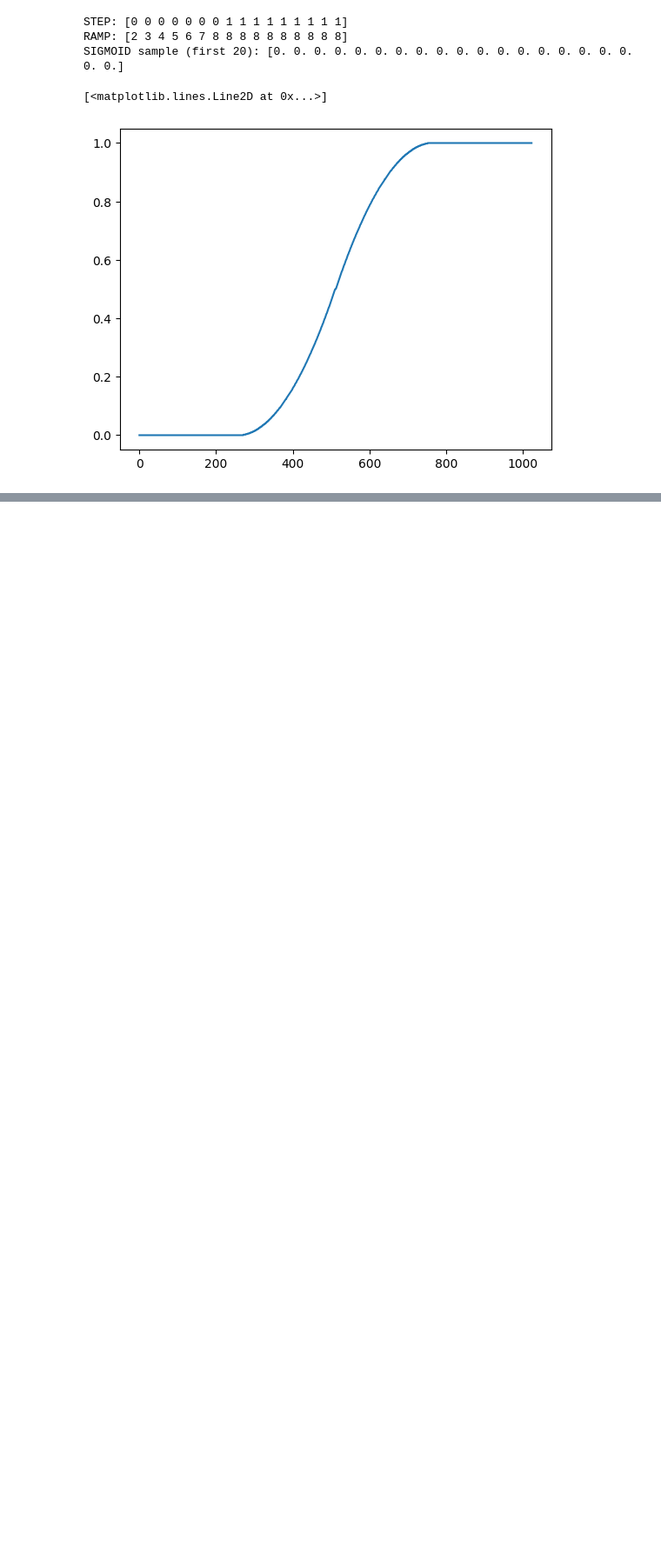
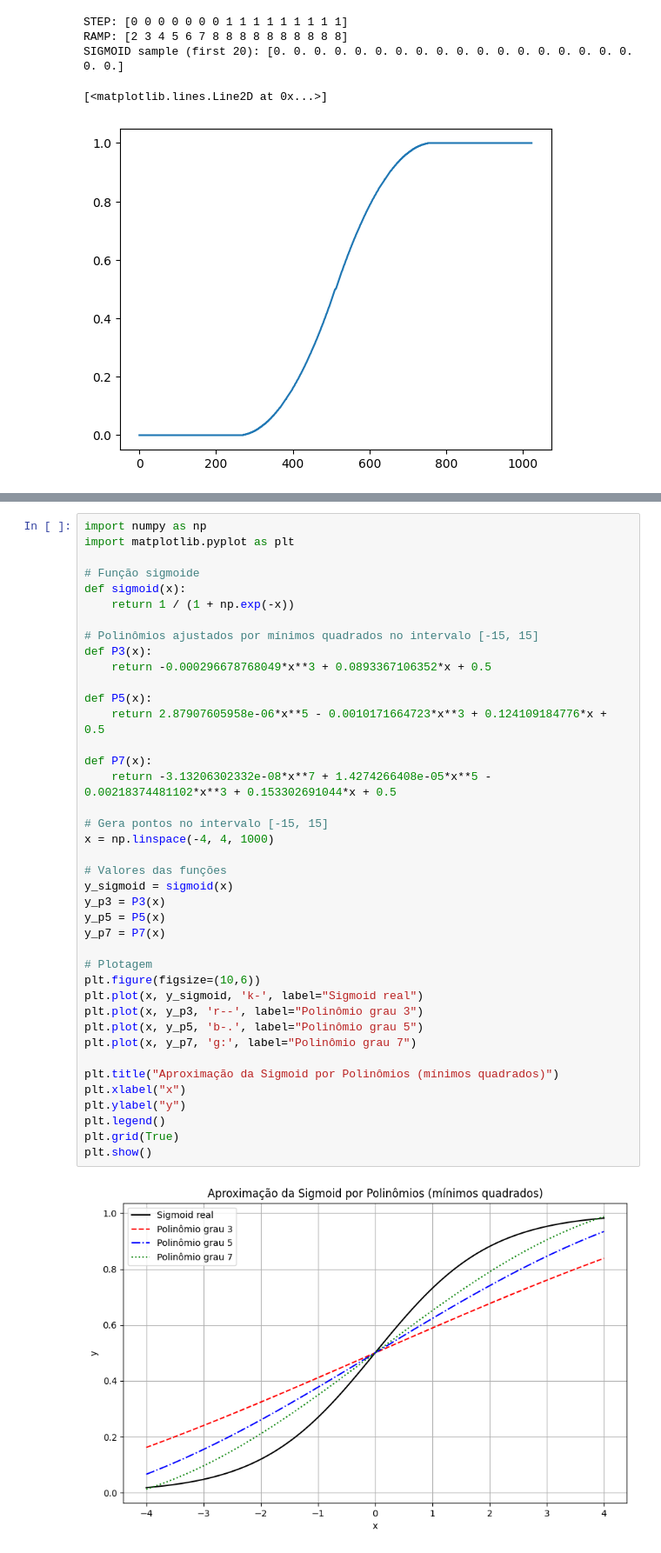
Before and after one commit to radc/hwsigmoid_lascas2026, a Jupyter notebook: notebooks/silu.ipynb, the cells around one changed output, grey strips where cells are left out. Shown at 87% size. Drawn from its saved outputs; the diff is of its cells as text; blank space fills up the shorter version.

```diff
--- a/notebooks/silu.ipynb
+++ b/notebooks/silu.ipynb
@@ -261,0 +231,42 @@ grau 7: max|erro|=0.0955355,  RMSE=0.0437988
+# %%
+import numpy as np
+import matplotlib.pyplot as plt
+
+# Função sigmoide
+def sigmoid(x):
+    return 1 / (1 + np.exp(-x))
+
+# Polinômios ajustados por mínimos quadrados no intervalo [-15, 15]
+def P3(x):
+    return -0.000296678768049*x**3 + 0.0893367106352*x + 0.5
+
+def P5(x):
+    return 2.87907605958e-06*x**5 - 0.0010171664723*x**3 + 0.124109184776*x + 0.5
+
+def P7(x):
+    return -3.13206302332e-08*x**7 + 1.4274266408e-05*x**5 - 0.00218374481102*x**3 + 0.153302691044*x + 0.5
+
+# Gera pontos no intervalo [-15, 15]
+x = np.linspace(-4, 4, 1000)
+
+# Valores das funções
+y_sigmoid = sigmoid(x)
+y_p3 = P3(x)
+y_p5 = P5(x)
+y_p7 = P7(x)
+
+# Plotagem
+plt.figure(figsize=(10,6))
+plt.plot(x, y_sigmoid, 'k-', label="Sigmoid real")
+plt.plot(x, y_p3, 'r--', label="Polinômio grau 3")
+plt.plot(x, y_p5, 'b-.', label="Polinômio grau 5")
+plt.plot(x, y_p7, 'g:', label="Polinômio grau 7")
+
+plt.title("Aproximação da Sigmoid por Polinômios (mínimos quadrados)")
+plt.xlabel("x")
+plt.ylabel("y")
+plt.legend()
+plt.grid(True)
+plt.show()
+# %% [output]
+[figure, added]
```
Also changed, not shown: parts of 5 cells of this notebook.
